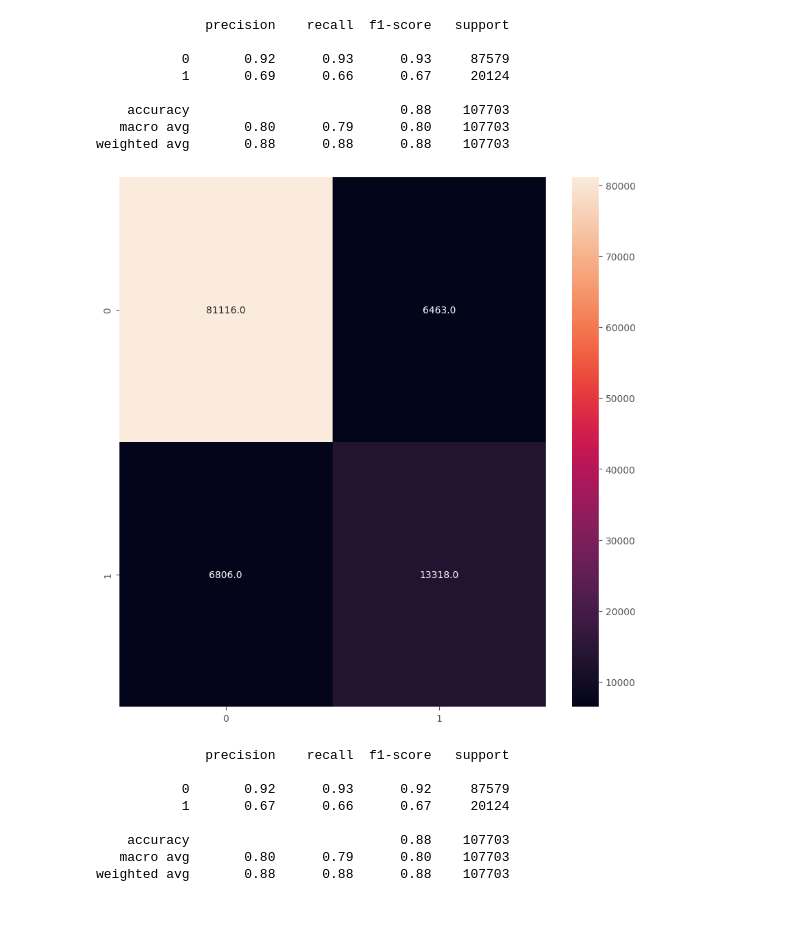
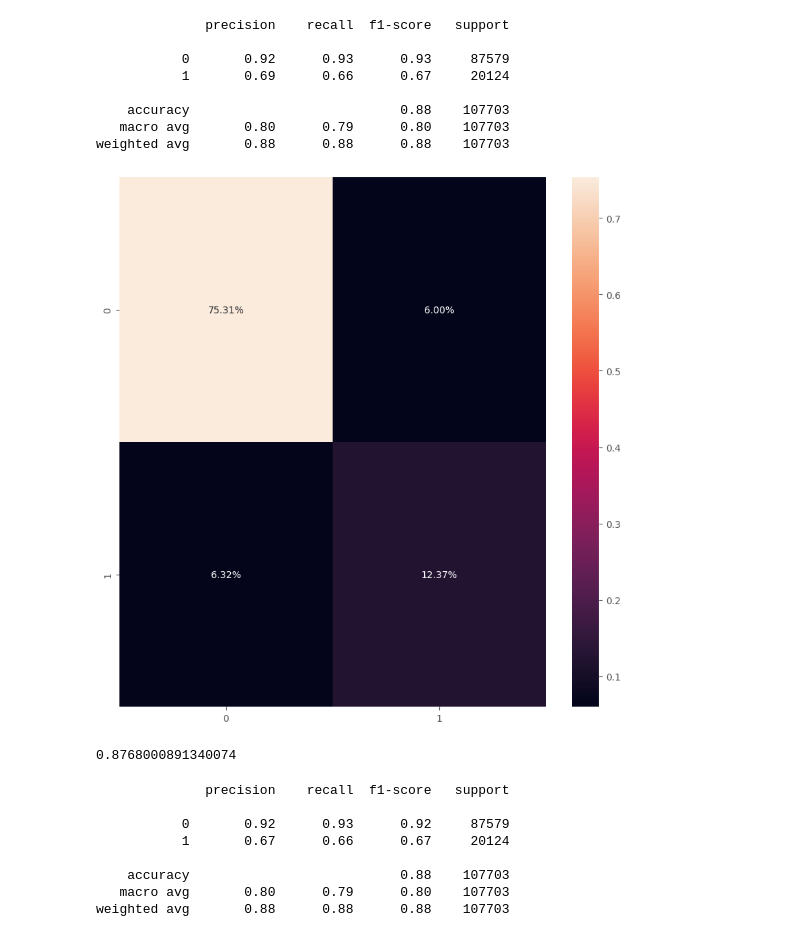
Before and after one commit to raydiwill/dsa-4-action-learning, a Jupyter notebook: notebooks/deeplearning.ipynb, the cells around one changed output. Saved outputs shown, nothing was run; the diff lists cells and outputs as text; code cells hidden in the pictures.

```diff
--- a/notebooks/deeplearning.ipynb
+++ b/notebooks/deeplearning.ipynb
@@ -229,11 +228,17 @@ print(classification_report(y_test, y_pred_xgb))
    macro avg       0.80      0.79      0.80    107703
 weighted avg       0.88      0.88      0.88    107703
 # %%
+cm_rf = confusion_matrix(y_test, y_pred_rf)
+cm_rf_perc = cm_rf / cm_rf.sum()
+
 plt.figure(figsize=(10, 10))
-sns.heatmap(confusion_matrix(y_test, y_pred_rf), annot=True, fmt='.1f')
+sns.heatmap(cm_rf_perc, annot=True, fmt='.2%')
 plt.show()
+
+print(rf.score(X_test_processed, y_test))
 # %% [output]
-[figure, old version]
+[figure, new version]
+0.8768000891340074
 # %%
 print(classification_report(y_test, y_pred_rf))
 # %% [output]
```
Also changed, not shown: parts of 5 cells of this notebook.
